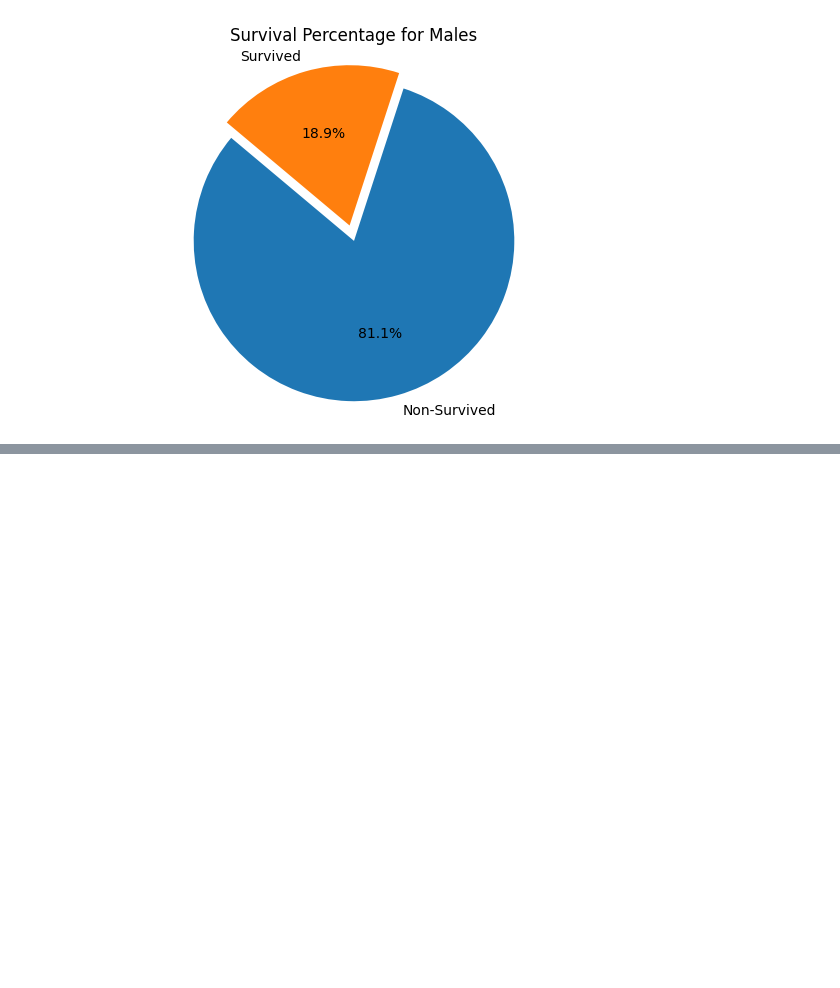
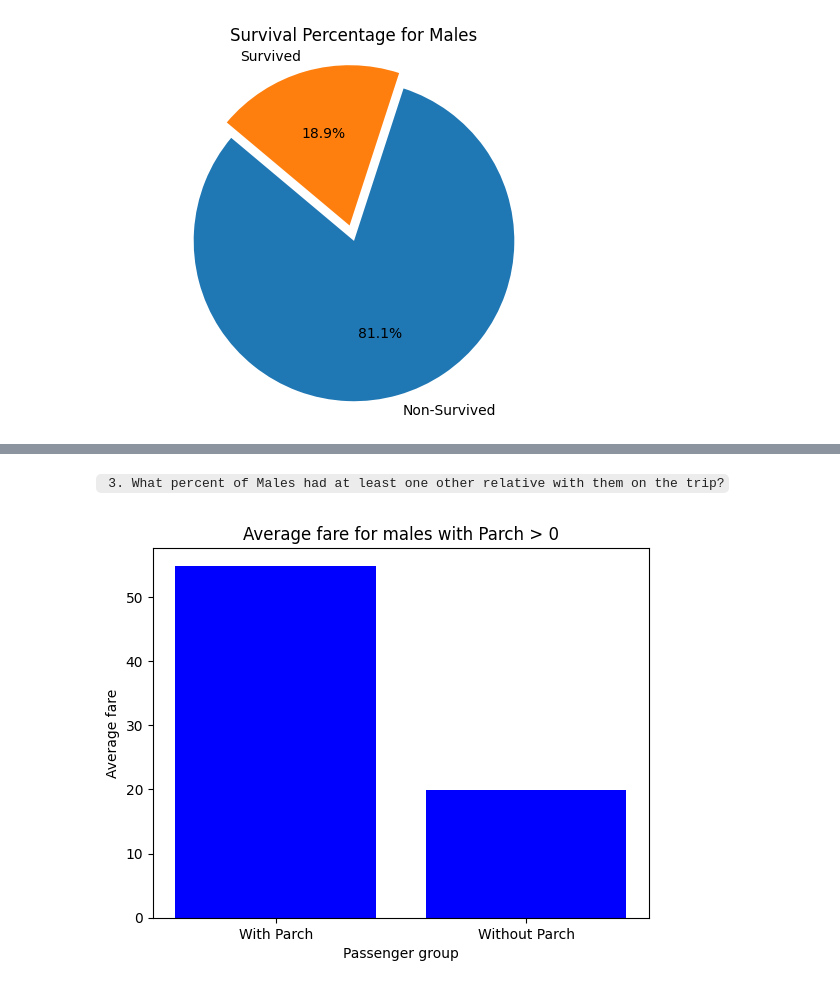
Before and after one commit to theylovecjawn/unit-2, a Jupyter notebook: titanic_notmebook.ipynb, the cells around one changed output, grey strips where cells are left out. Saved outputs shown, nothing was run; the diff lists cells and outputs as text; code cells hidden in the pictures; blank space fills up the shorter version.

````diff
--- a/titanic_notmebook.ipynb
+++ b/titanic_notmebook.ipynb
@@ -31,0 +47,33 @@ fares =
+# %% [markdown]
+``` 3. What percent of Males had at least one other relative with them on the trip?```
+# %%
+#imports the necessary libraries
+import pandas as pd
+import matplotlib.pyplot as plt
+
+#reads the Titanic dataset into a DataFrame
+df = pd.read_csv("titanic.csv")
+
+#filters for males only
+male_df = df[df['Sex'] == 'male']
+
+#filters males with Parch > 0 and males with Parch == 0
+male_with_parch_df = male_df[male_df['Parch'] > 0]
+male_without_parch_df = male_df[male_df['Parch'] == 0]
+
+#calculates the average fare for each group
+average_fare_with_parch = male_with_parch_df['Fare'].mean()
+average_fare_without_parch = male_without_parch_df['Fare'].mean()
+
+#creates data for the bar chart
+x = ["With Parch", "Without Parch"]
+y = [average_fare_with_parch, average_fare_without_parch]
+
+#creates a bar chart to visualize the average fare
+plt.bar(x, y, color='blue')
+plt.xlabel('Passenger group')
+plt.ylabel('Average fare')
+plt.title('Average fare for males with Parch > 0')
+plt.show()
+# %% [output]
+[figure, added]
````
Also changed, not shown: parts of 4 cells of this notebook, 1 other file.
